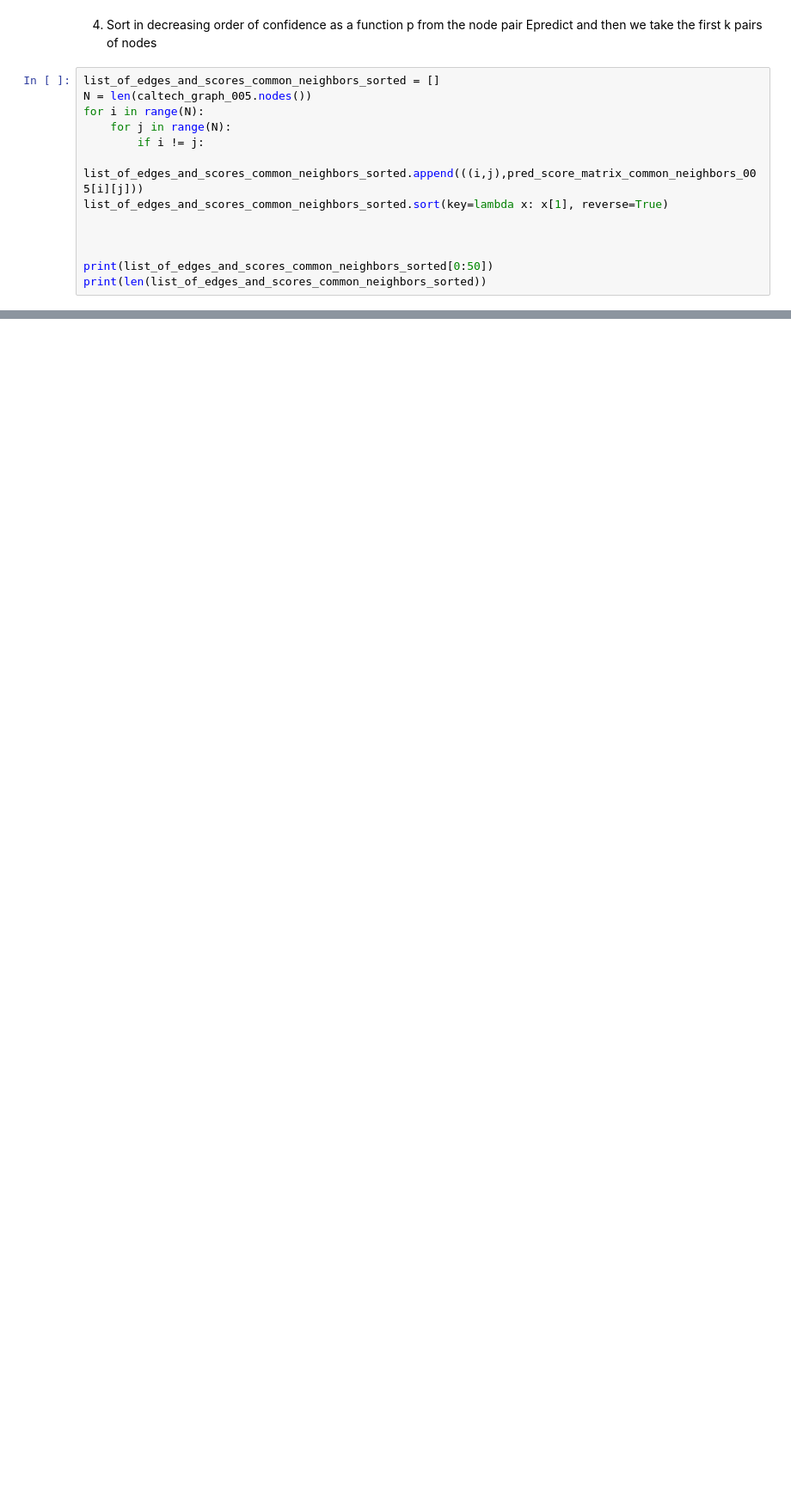
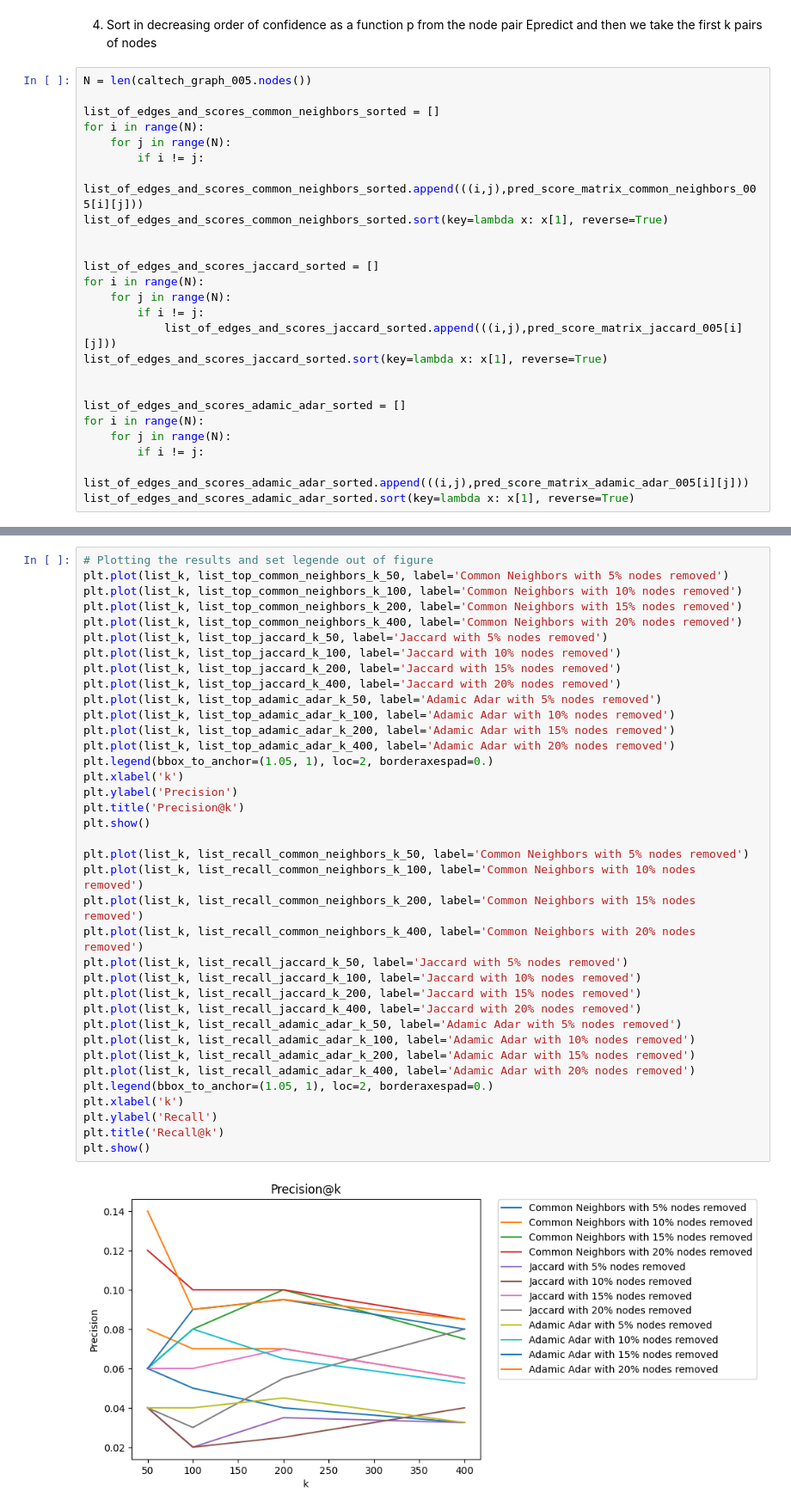
Before and after one commit to jbcol/complexnetworksProject, a Jupyter notebook: project.ipynb, the cells around one changed output, grey strips where cells are left out. Shown at 86% size. Saved outputs shown, nothing was run; the diff lists cells and outputs as text; blank space fills up the shorter version.

```diff
--- a/project.ipynb
+++ b/project.ipynb
@@ -450,8 +450,9 @@ pred_score_matrix_adamic_adar_02 = adamic_adar_02.score
 # %% [markdown]
 4. Sort in decreasing order of confidence as a function p from the node pair Epredict and then we take the first k pairs of nodes
 # %%
+N = len(caltech_graph_005.nodes())
+
 list_of_edges_and_scores_common_neighbors_sorted = []
-N = len(caltech_graph_005.nodes())
 for i in range(N):
     for j in range(N):
         if i != j:
@@ -459,6 +460,17 @@ for i in range(N):
 list_of_edges_and_scores_common_neighbors_sorted.sort(key=lambda x: x[1], reverse=True)
 
 
+list_of_edges_and_scores_jaccard_sorted = []
+for i in range(N):
+    for j in range(N):
+        if i != j:
+            list_of_edges_and_scores_jaccard_sorted.append(((i,j),pred_score_matrix_jaccard_005[i][j]))
+list_of_edges_and_scores_jaccard_sorted.sort(key=lambda x: x[1], reverse=True)
 
-print(list_of_edges_and_scores_common_neighbors_sorted[0:50])
-print(len(list_of_edges_and_scores_common_neighbors_sorted))
+
+list_of_edges_and_scores_adamic_adar_sorted = []
+for i in range(N):
+    for j in range(N):
+        if i != j:
+            list_of_edges_and_scores_adamic_adar_sorted.append(((i,j),pred_score_matrix_adamic_adar_005[i][j]))
+list_of_edges_and_scores_adamic_adar_sorted.sort(key=lambda x: x[1], reverse=True)
@@ -571,0 +680,39 @@ ________________________________________________________________________________
+# %%
+# Plotting the results and set legende out of figure
+plt.plot(list_k, list_top_common_neighbors_k_50, label='Common Neighbors with 5% nodes removed')
+plt.plot(list_k, list_top_common_neighbors_k_100, label='Common Neighbors with 10% nodes removed')
+plt.plot(list_k, list_top_common_neighbors_k_200, label='Common Neighbors with 15% nodes removed')
+plt.plot(list_k, list_top_common_neighbors_k_400, label='Common Neighbors with 20% nodes removed')
+plt.plot(list_k, list_top_jaccard_k_50, label='Jaccard with 5% nodes removed')
+plt.plot(list_k, list_top_jaccard_k_100, label='Jaccard with 10% nodes removed')
+plt.plot(list_k, list_top_jaccard_k_200, label='Jaccard with 15% nodes removed')
+plt.plot(list_k, list_top_jaccard_k_400, label='Jaccard with 20% nodes removed')
+plt.plot(list_k, list_top_adamic_adar_k_50, label='Adamic Adar with 5% nodes removed')
+plt.plot(list_k, list_top_adamic_adar_k_100, label='Adamic Adar with 10% nodes removed')
+plt.plot(list_k, list_top_adamic_adar_k_200, label='Adamic Adar with 15% nodes removed')
+plt.plot(list_k, list_top_adamic_adar_k_400, label='Adamic Adar with 20% nodes removed')
+plt.legend(bbox_to_anchor=(1.05, 1), loc=2, borderaxespad=0.)
+plt.xlabel('k')
+plt.ylabel('Precision')
+plt.title('Precision@k')
+plt.show()
+
+plt.plot(list_k, list_recall_common_neighbors_k_50, label='Common Neighbors with 5% nodes removed')
+plt.plot(list_k, list_recall_common_neighbors_k_100, label='Common Neighbors with 10% nodes removed')
+plt.plot(list_k, list_recall_common_neighbors_k_200, label='Common Neighbors with 15% nodes removed')
+plt.plot(list_k, list_recall_common_neighbors_k_400, label='Common Neighbors with 20% nodes removed')
+plt.plot(list_k, list_recall_jaccard_k_50, label='Jaccard with 5% nodes removed')
+plt.plot(list_k, list_recall_jaccard_k_100, label='Jaccard with 10% nodes removed')
+plt.plot(list_k, list_recall_jaccard_k_200, label='Jaccard with 15% nodes removed')
+plt.plot(list_k, list_recall_jaccard_k_400, label='Jaccard with 20% nodes removed')
+plt.plot(list_k, list_recall_adamic_adar_k_50, label='Adamic Adar with 5% nodes removed')
+plt.plot(list_k, list_recall_adamic_adar_k_100, label='Adamic Adar with 10% nodes removed')
+plt.plot(list_k, list_recall_adamic_adar_k_200, label='Adamic Adar with 15% nodes removed')
+plt.plot(list_k, list_recall_adamic_adar_k_400, label='Adamic Adar with 20% nodes removed')
+plt.legend(bbox_to_anchor=(1.05, 1), loc=2, borderaxespad=0.)
+plt.xlabel('k')
+plt.ylabel('Recall')
+plt.title('Recall@k')
+plt.show()
+# %% [output]
+[figure, added]
```
Also changed, not shown: parts of 5 cells of this notebook.
